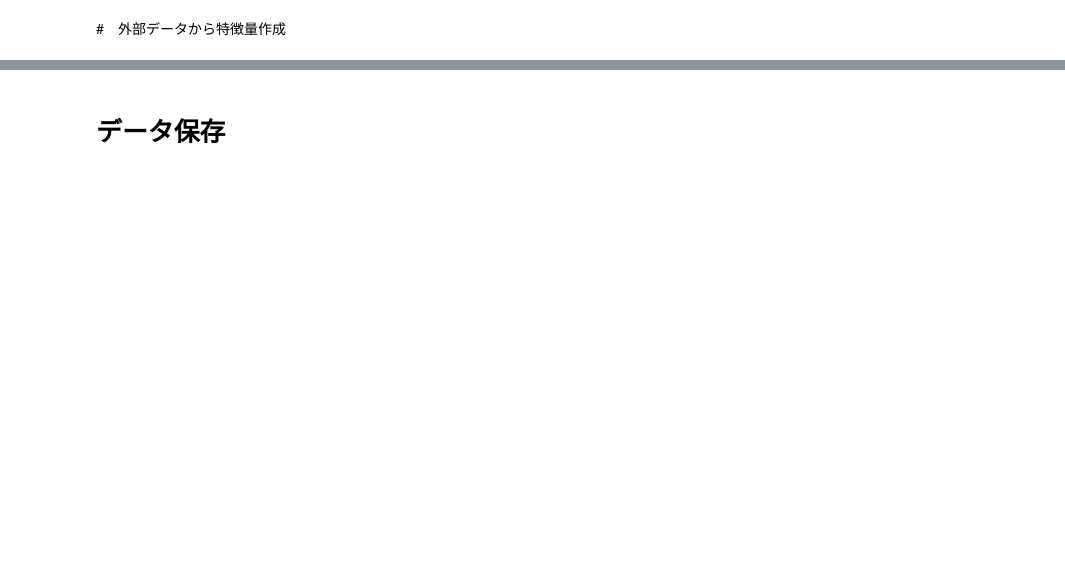
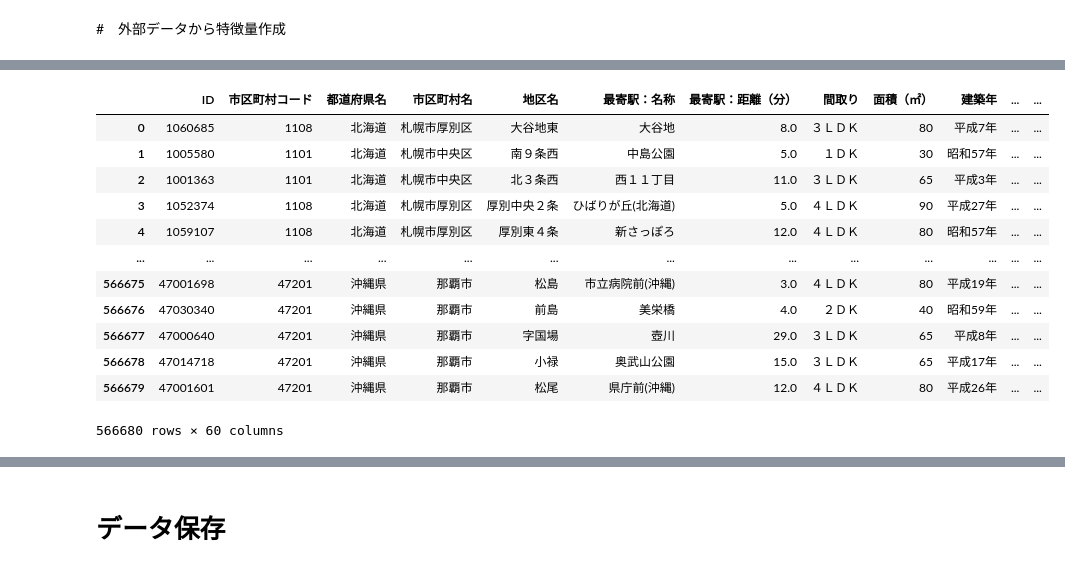
Before and after one commit to sabritzu4279i-ship-it/-, a Jupyter notebook: notebooks/03_feature_engineering.ipynb, the cells around one changed output, grey strips where cells are left out. Cells and saved outputs as stored; diff of their text form; code cells hidden in the pictures; blank space fills up the shorter version.

```diff
--- a/notebooks/03_feature_engineering.ipynb
+++ b/notebooks/03_feature_engineering.ipynb
@@ -606,6 +634,25 @@ df = pd.merge(df, df_crime_rate, on=merge_key, how='left')
 #欠損値を平均値で補完
 mean_crime_rate = df['犯罪発生率'].mean()
 df['犯罪発生率'] = df['犯罪発生率'].fillna(mean_crime_rate)
+# %%
+df_additional=pd.read_csv('外部特徴量_2004-2019.csv')
+merge_key = '取引時点_年'
+df = pd.merge(df, df_additional, on=merge_key, how='left')
+df
+# %% [output]
+|  | ID | 市区町村コード | 都道府県名 | 市区町村名 | 地区名 | 最寄駅：名称 | 最寄駅：距離（分） | 間取り | 面積（㎡） | 建築年 | ... | ... |
+| 0 | 1060685 | 1108 | 北海道 | 札幌市厚別区 | 大谷地東 | 大谷地 | 8.0 | ３ＬＤＫ | 80 | 平成7年 | ... | ... |
+| 1 | 1005580 | 1101 | 北海道 | 札幌市中央区 | 南９条西 | 中島公園 | 5.0 | １ＤＫ | 30 | 昭和57年 | ... | ... |
+| 2 | 1001363 | 1101 | 北海道 | 札幌市中央区 | 北３条西 | 西１１丁目 | 11.0 | ３ＬＤＫ | 65 | 平成3年 | ... | ... |
+| 3 | 1052374 | 1108 | 北海道 | 札幌市厚別区 | 厚別中央２条 | ひばりが丘(北海道) | 5.0 | ４ＬＤＫ | 90 | 平成27年 | ... | ... |
+| 4 | 1059107 | 1108 | 北海道 | 札幌市厚別区 | 厚別東４条 | 新さっぽろ | 12.0 | ４ＬＤＫ | 80 | 昭和57年 | ... | ... |
+| ... | ... | ... | ... | ... | ... | ... | ... | ... | ... | ... | ... | ... |
+| 566675 | 47001698 | 47201 | 沖縄県 | 那覇市 | 松島 | 市立病院前(沖縄) | 3.0 | ４ＬＤＫ | 80 | 平成19年 | ... | ... |
+| 566676 | 47030340 | 47201 | 沖縄県 | 那覇市 | 前島 | 美栄橋 | 4.0 | ２ＤＫ | 40 | 昭和59年 | ... | ... |
+| 566677 | 47000640 | 47201 | 沖縄県 | 那覇市 | 字国場 | 壺川 | 29.0 | ３ＬＤＫ | 65 | 平成8年 | ... | ... |
+| 566678 | 47014718 | 47201 | 沖縄県 | 那覇市 | 小禄 | 奥武山公園 | 15.0 | ３ＬＤＫ | 65 | 平成17年 | ... | ... |
+| 566679 | 47001601 | 47201 | 沖縄県 | 那覇市 | 松尾 | 県庁前(沖縄) | 12.0 | ４ＬＤＫ | 80 | 平成26年 | ... | ... |
+566680 rows × 60 columns
 # %%
 df=df.drop('Unnamed: 0',axis=1)
 df.columns
```
Also changed, not shown: parts of 8 cells of this notebook, 3 other files.
